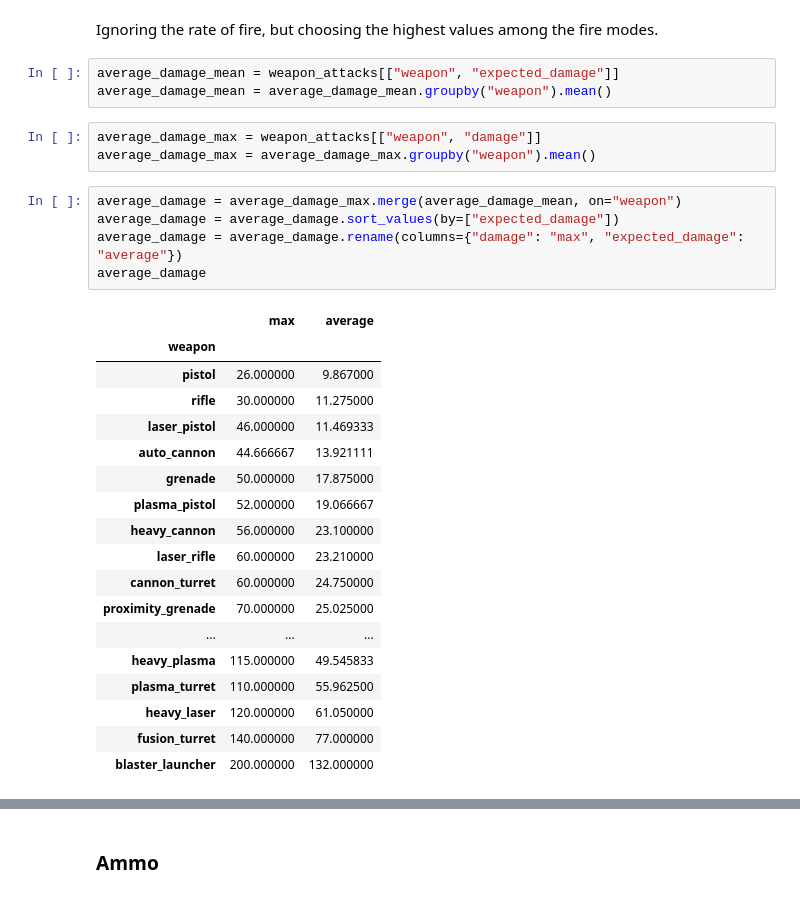
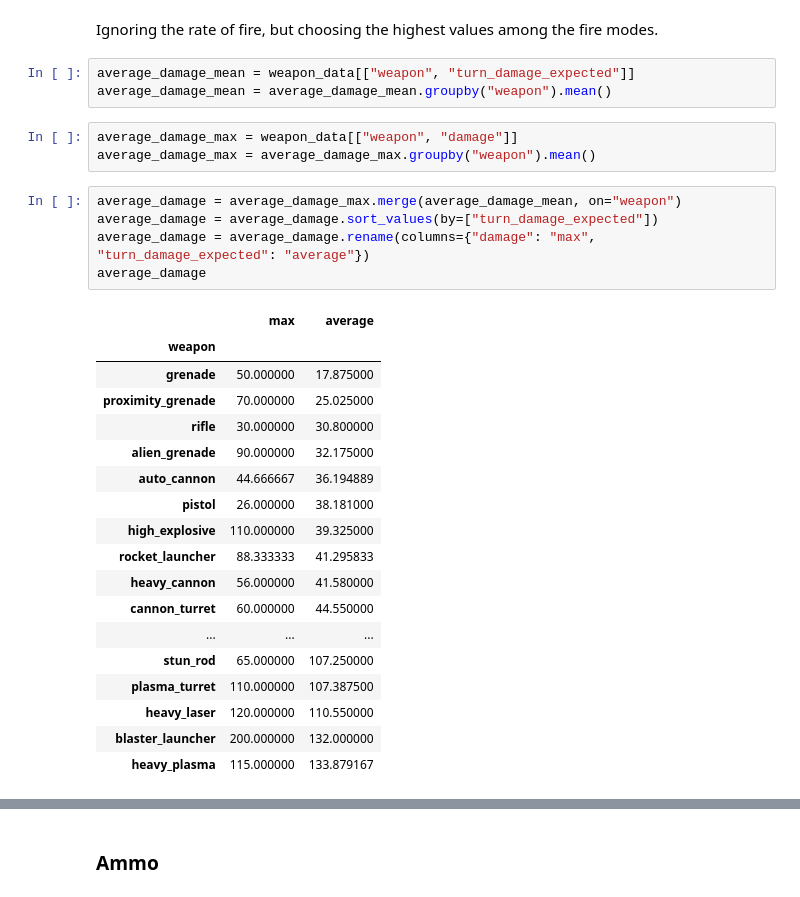
Before and after one commit to Bernardo-MG/xcom-analysis-jupyter-notebook, a Jupyter notebook: enemy_unknown/weapon_stats.ipynb, the cells around one changed output, grey strips where cells are left out. Cells and saved outputs as stored; diff of their text form.

```diff
--- a/enemy_unknown/weapon_stats.ipynb
+++ b/enemy_unknown/weapon_stats.ipynb
@@ -64,35 +19,35 @@ weapon_attacks.head()
 # %% [markdown]
 Ignoring the rate of fire, but choosing the highest values among the fire modes.
 # %%
-average_damage_mean = weapon_attacks[["weapon", "expected_damage"]]
+average_damage_mean = weapon_data[["weapon", "turn_damage_expected"]]
 average_damage_mean = average_damage_mean.groupby("weapon").mean()
 # %%
-average_damage_max = weapon_attacks[["weapon", "damage"]]
+average_damage_max = weapon_data[["weapon", "damage"]]
 average_damage_max = average_damage_max.groupby("weapon").mean()
 # %%
 average_damage = average_damage_max.merge(average_damage_mean, on="weapon")
-average_damage = average_damage.sort_values(by=["expected_damage"])
-average_damage = average_damage.rename(columns={"damage": "max", "expected_damage": "average"})
+average_damage = average_damage.sort_values(by=["turn_damage_expected"])
+average_damage = average_damage.rename(columns={"damage": "max", "turn_damage_expected": "average"})
 average_damage
 # %% [output]
 |  | max | average |
 | weapon |  |  |
-| pistol | 26.000000 | 9.867000 |
-| rifle | 30.000000 | 11.275000 |
-| laser_pistol | 46.000000 | 11.469333 |
-| auto_cannon | 44.666667 | 13.921111 |
 | grenade | 50.000000 | 17.875000 |
-| plasma_pistol | 52.000000 | 19.066667 |
-| heavy_cannon | 56.000000 | 23.100000 |
-| laser_rifle | 60.000000 | 23.210000 |
-| cannon_turret | 60.000000 | 24.750000 |
 | proximity_grenade | 70.000000 | 25.025000 |
+| rifle | 30.000000 | 30.800000 |
+| alien_grenade | 90.000000 | 32.175000 |
+| auto_cannon | 44.666667 | 36.194889 |
+| pistol | 26.000000 | 38.181000 |
+| high_explosive | 110.000000 | 39.325000 |
+| rocket_launcher | 88.333333 | 41.295833 |
+| heavy_cannon | 56.000000 | 41.580000 |
+| cannon_turret | 60.000000 | 44.550000 |
 | ... | ... | ... |
-| heavy_plasma | 115.000000 | 49.545833 |
-| plasma_turret | 110.000000 | 55.962500 |
-| heavy_laser | 120.000000 | 61.050000 |
-| fusion_turret | 140.000000 | 77.000000 |
+| stun_rod | 65.000000 | 107.250000 |
+| plasma_turret | 110.000000 | 107.387500 |
+| heavy_laser | 120.000000 | 110.550000 |
 | blaster_launcher | 200.000000 | 132.000000 |
+| heavy_plasma | 115.000000 | 133.879167 |
 # %%
 ax = average_damage.plot.bar(title="Expected damage", legend=False)
 ax.legend(["Max", "Average"])
```
Also changed, not shown: parts of 15 cells of this notebook, 1 other file.
